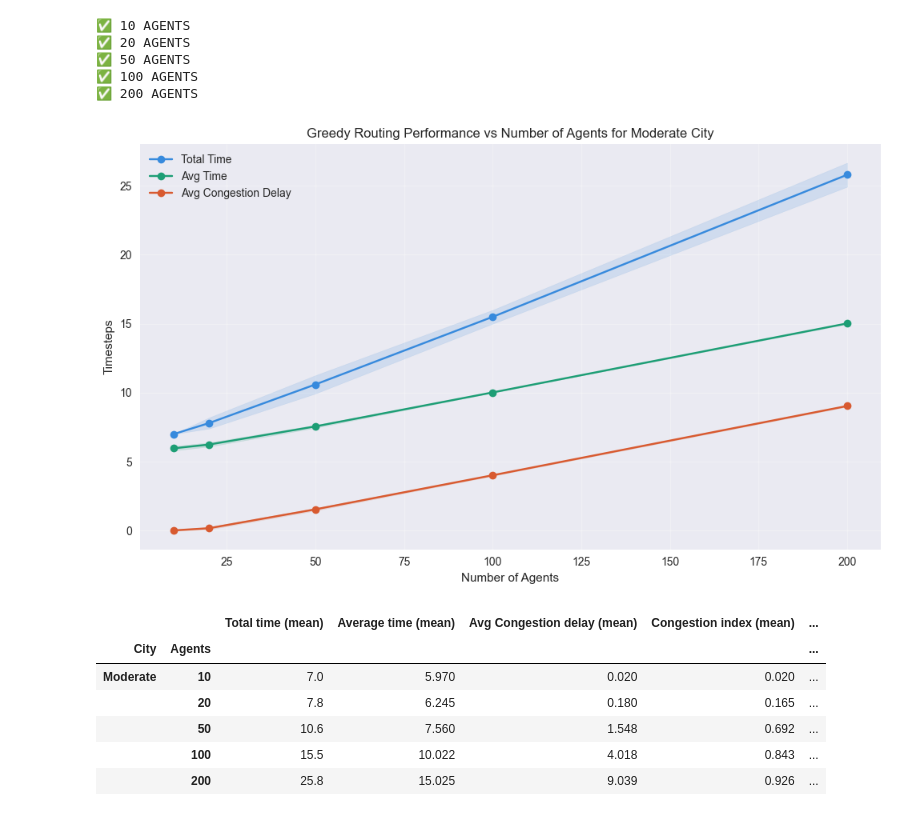
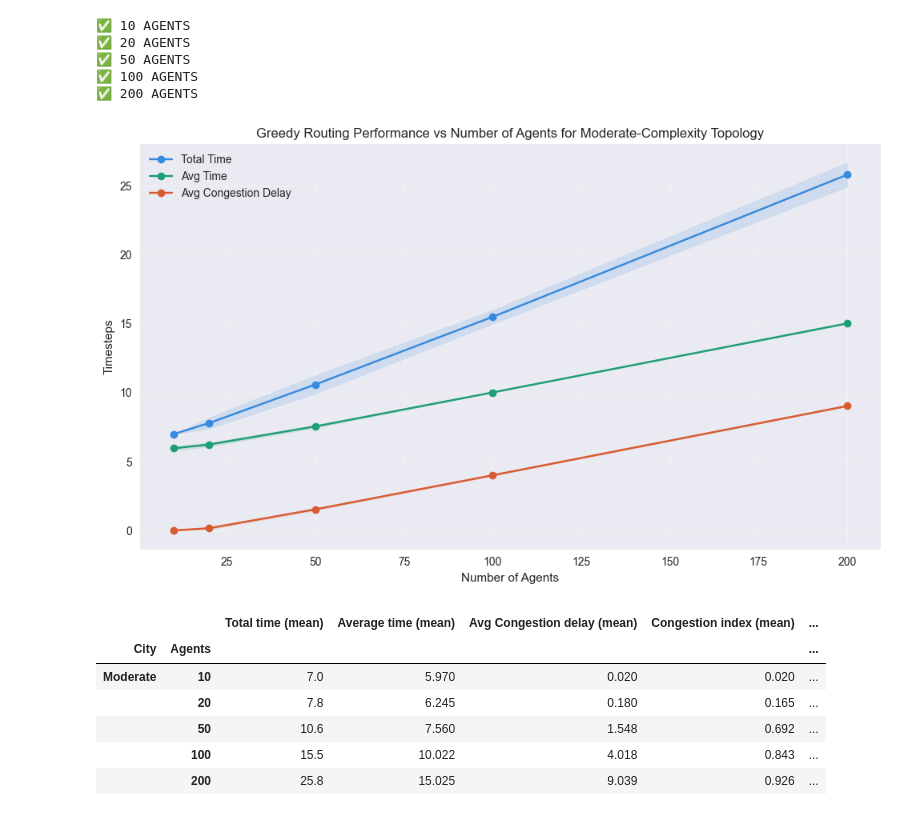
Before and after one commit to lpow311/dissertation, a Jupyter notebook: 2_greedy_algorithm.ipynb, the cells around one changed output. Drawn from its saved outputs; the diff is of its cells as text; code cells hidden in the pictures.

```diff
--- a/2_greedy_algorithm.ipynb
+++ b/2_greedy_algorithm.ipynb
@@ -89,7 +89,7 @@ def plot_greedy_scaling(results: dict, city_name: str) -> None:
 
     ax.set_xlabel("Number of Agents")
     ax.set_ylabel("Timesteps")
-    ax.set_title(f"Greedy Routing Performance vs Number of Agents for {city_name} City")
+    ax.set_title(f"Greedy Routing Performance vs Number of Agents for {city_name} Topology")
     ax.legend()
     ax.grid(True, alpha=0.3)
     plt.tight_layout()
@@ -148,9 +148,9 @@ for n in num_agents:
 ✅ 100 AGENTS
 ✅ 200 AGENTS
 # %%
-plot_greedy_scaling(moderate_city_eval, 'Moderate')
+plot_greedy_scaling(moderate_city_eval, 'Moderate-Complexity')
 # %% [output]
-[figure, old version]
+[figure, new version]
 # %%
 greedy_scaling_table(moderate_city_eval, 'Moderate')
 # %% [output]
```
Also changed, not shown: parts of 2 cells of this notebook, 14 other files.
